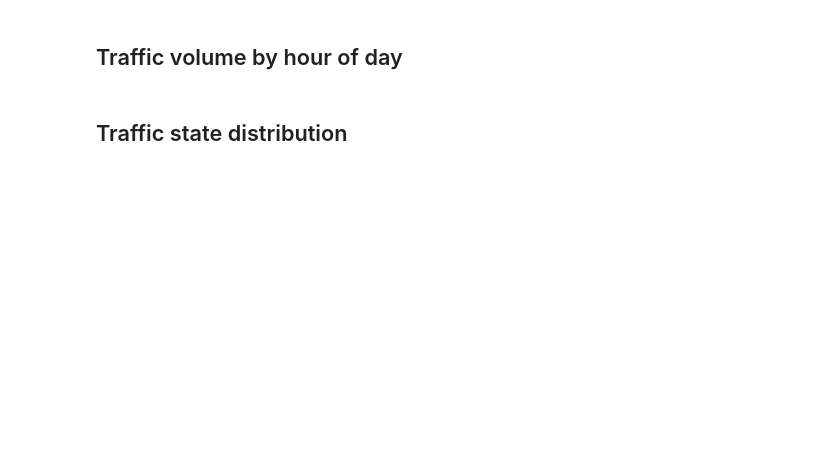
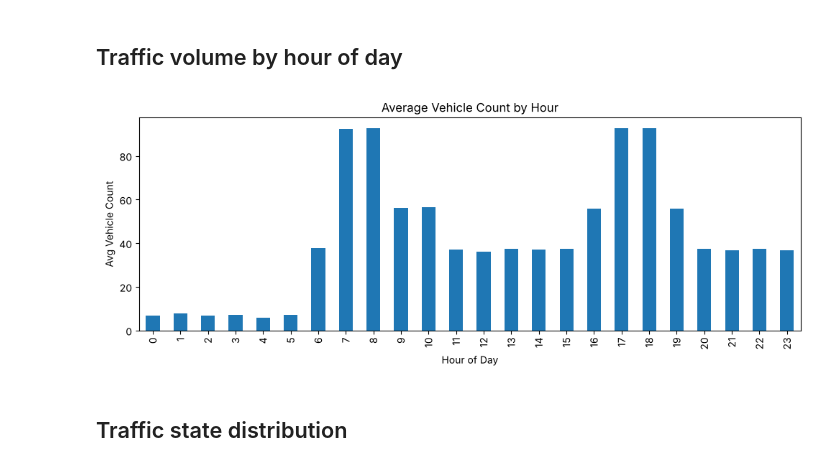
Before and after one commit to NadavaluruSashank/Smart-Traffic-Management, a Jupyter notebook: notebooks/01_EDA_Traffic_Patterns.ipynb, the cells around one changed output. Cells and saved outputs as stored; diff of their text form; code cells hidden in the pictures; blank space fills up the shorter version.

```diff
--- a/notebooks/01_EDA_Traffic_Patterns.ipynb
+++ b/notebooks/01_EDA_Traffic_Patterns.ipynb
@@ -3,2 +5,11 @@
 # %%
-import syssys.path.append("../src")import pandas as pdimport matplotlib.pyplot as pltimport seaborn as snsfrom data_generator import generate_traffic_datadf = generate_traffic_data()df.head()
+import sys
+sys.path.append("../src")
+import pandas as pd
+import matplotlib.pyplot as plt
+import seaborn as sns
+
+from data_generator import generate_traffic_data
+
+df = generate_traffic_data()
+df.head()
@@ -5,7 +23,16 @@ import syssys.path.append("../src")import pandas as pdimport matplotlib.pyplot a
 # %% [markdown]
 ## Traffic volume by hour of day
 # %%
-hourly = df.groupby("hour")["vehicle_count"].mean()plt.figure(figsize=(10,4))hourly.plot(kind="bar", color="#1f77b4")plt.title("Average Vehicle Count by Hour")plt.xlabel("Hour of Day")plt.ylabel("Avg Vehicle Count")plt.tight_layout()plt.show()
+hourly = df.groupby("hour")["vehicle_count"].mean()
+plt.figure(figsize=(10,4))
+hourly.plot(kind="bar", color="#1f77b4")
+plt.title("Average Vehicle Count by Hour")
+plt.xlabel("Hour of Day")
+plt.ylabel("Avg Vehicle Count")
+plt.tight_layout()
+plt.show()
+# %% [output]
+[figure, added]
 # %% [markdown]
 ## Traffic state distribution
 # %%
```
Also changed, not shown: parts of 3 cells of this notebook, 2 other files.
